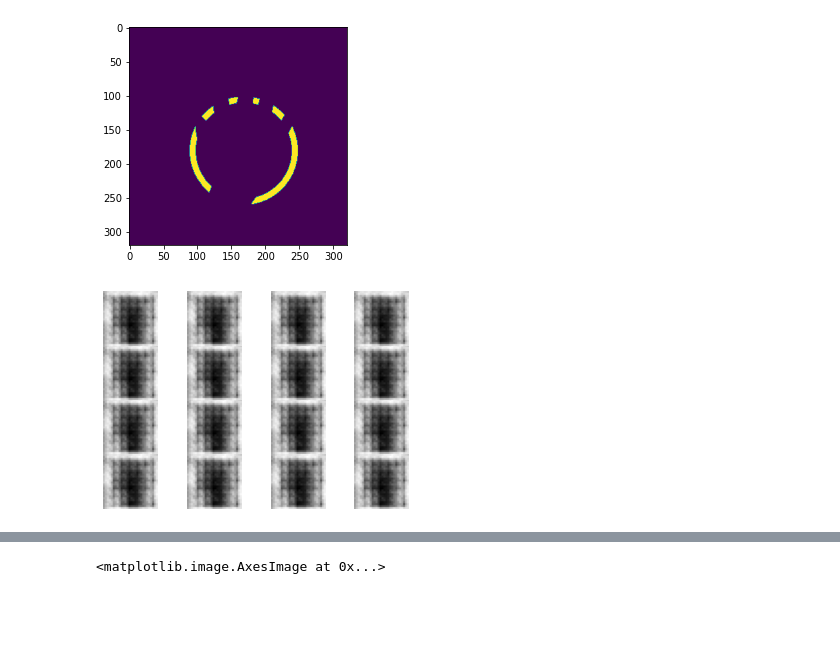
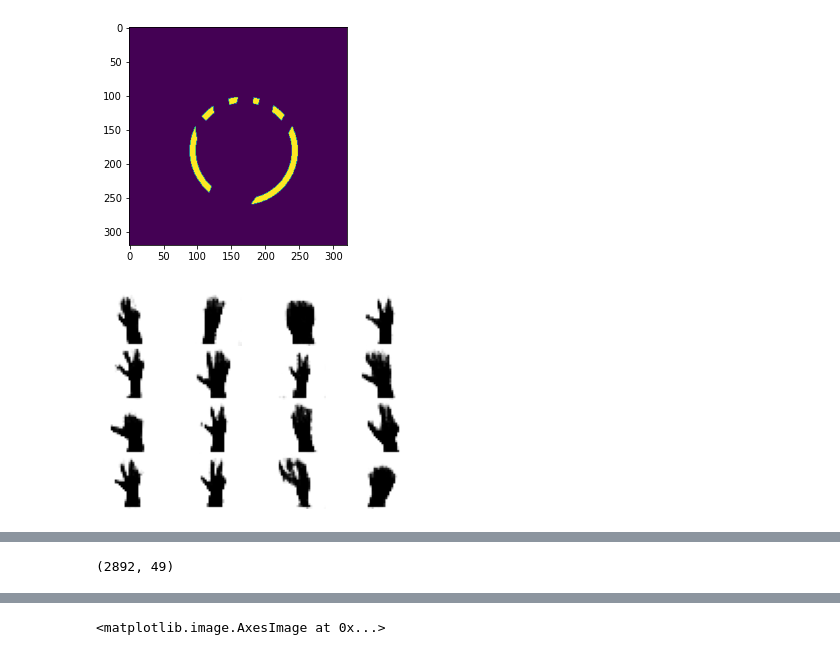
Before and after one commit to papa-ours/codeml-2021, a Jupyter notebook: challenge-6/challenge-6.ipynb, the cells around one changed output, grey strips where cells are left out. Cells and saved outputs as stored; diff of their text form; code cells hidden in the pictures; blank space fills up the shorter version.

```diff
--- a/challenge-6/challenge-6.ipynb
+++ b/challenge-6/challenge-6.ipynb
@@ -231,12 +231,10 @@ e = Conv2D(64, (3, 3), activation='relu')(e)
 e = MaxPooling2D((2, 2))(e)
 e = Conv2D(64, (3, 3), activation='relu')(e)
 l = Flatten()(e)
-l = Dense(3, activation='softmax')(l)
+l = Dense(49, activation='softmax')(l)
 
 #DECODER
-d = Dense(49, activation='softmax')(l)
-d = Flatten()(d)
-d = Reshape((7,7,1))(d)
+d = Reshape((7,7,1))(l)
 d = Conv2DTranspose(64,(3, 3), strides=2, activation='relu', padding='same')(d)
 d = BatchNormalization()(d)
 d = Conv2DTranspose(64,(3, 3), strides=2, activation='relu', padding='same')(d)
@@ -247,31 +245,31 @@ decoded = Conv2D(1, (3, 3), activation='sigmoid', padding='same')(d)
 
 # img = Input(shape = (28, 28))
 # latent_vector = encoder(img)
 # output = decoder(latent_vector)
 # model = Model(inputs = img, outputs = output)
 # model.compile("nadam", loss = "binary_crossentropy")
 # encoder = Model(inp, l)
 
 model = Model(inp, decoded)
 model.compile(optimizer="adam", loss="mse")
 
 
 EPOCHS = 20
 #Only do plotting if you have IPython, Jupyter, or using Colab
 for epoch in range(EPOCHS):
     fig, axs = plt.subplots(4, 4)
     rand = x_train[np.random.randint(0, 2000, 16)].reshape((4, 4, 1, 28, 28))
 
     display.clear_output() # If you imported display from IPython
 
     for i in range(4):
         for j in range(4):
             axs[i, j].imshow(model.predict(rand[i, j])[0], cmap = "gray")
             axs[i, j].axis("off")
 
     plt.subplots_adjust(wspace = 0, hspace = 0)
     plt.show()
     print("-----------", "EPOCH", epoch, "-----------")
     model.fit(x_train, x_train)
 # %% [output]
-[figure, old version]
+[figure, new version]
@@ -280,5 +279,8 @@ for epoch in range(EPOCHS):
 
 encoder = Model(inp, l)
 x_train_encoded = encoder.predict(x_train)
+x_train_encoded.shape
+# %% [output]
+(2892, 49)
 # %%
 from sklearn.cluster import KMeans
```
Also changed, not shown: parts of 4 cells of this notebook.
